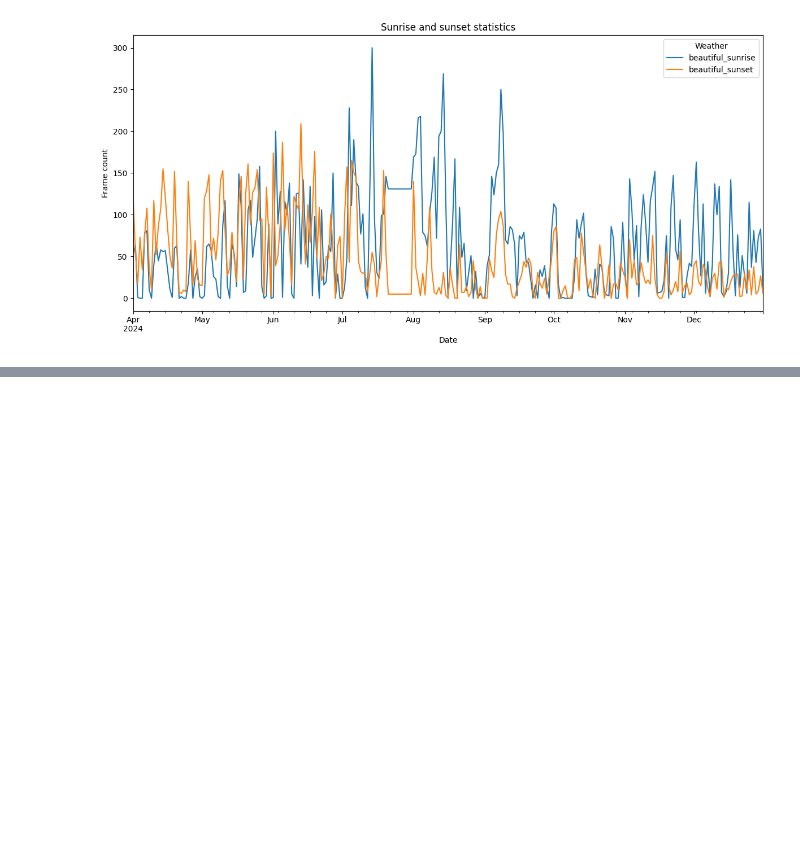
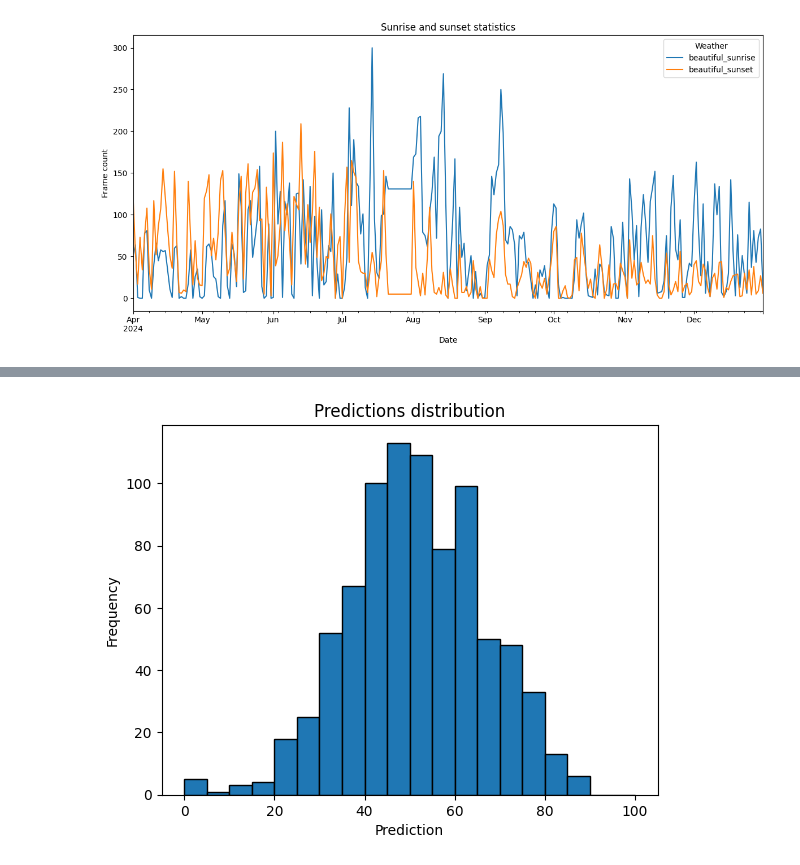
Before and after one commit to Vikaheimo/oit-dataset, a Jupyter notebook: src/data-analysis.ipynb, the cells around one changed output, grey strips where cells are left out. Drawn from its saved outputs; the diff is of its cells as text; code cells hidden in the pictures; blank space fills up the shorter version.

```diff
--- a/src/data-analysis.ipynb
+++ b/src/data-analysis.ipynb
@@ -305,0 +326,17 @@ dtype: int64
+# %%
+from sklearn.linear_model import LinearRegression
+
+model = LinearRegression()
+model.fit(X, y)
+
+
+coefficients = pd.Series(
+    model.coef_,
+    index=X.columns,
+)
+
+print(coefficients)
+print("Intercept:", model.intercept_)
+
+r2 = model.score(X, y)
+print("R²:", r2)
@@ -305,0 +354,8 @@ dtype: int64
+# %%
+testing_df = features_df[X.columns].copy()
+
+predictions = model.predict(testing_df)
+
+testing_df = testing_df.assign(prediction=predictions)
+
+testing_df.sort_values("prediction", ascending=False).head(10)
@@ -305,0 +387,9 @@ dtype: int64
+# %%
+testing_df["prediction"].plot(kind="hist", bins=20, range=(0, 100), edgecolor="black")
+
+plt.xlabel("Prediction")
+plt.ylabel("Frequency")
+plt.title("Predictions distribution")
+plt.show()
+# %% [output]
+[figure, added]
```
Also changed, not shown: parts of 12 cells of this notebook, 2 other files.
